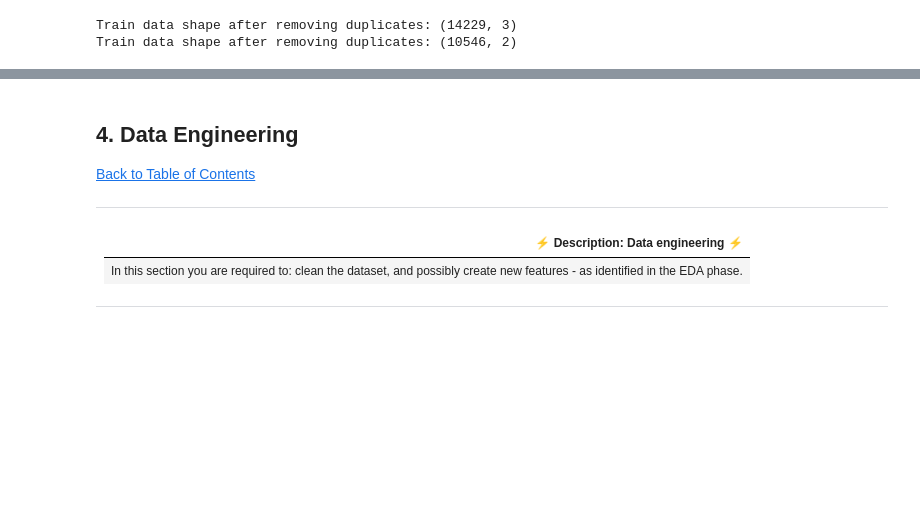
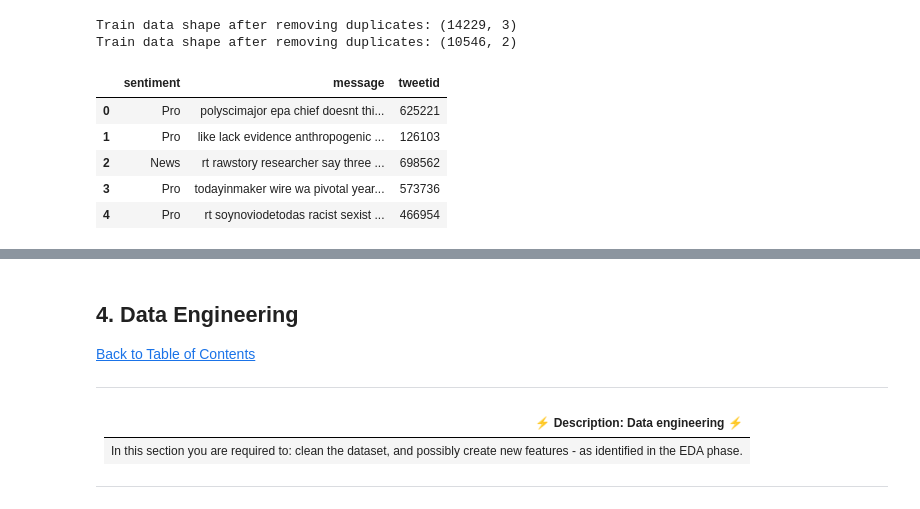
Before and after one commit to ObengKojo23/2207ACDS_TEAM_CW2, a Jupyter notebook: notebooks/twitter_sentiment_classification_notebook.ipynb, the cells around one changed output, grey strips where cells are left out. Saved outputs shown, nothing was run; the diff lists cells and outputs as text; code cells hidden in the pictures; blank space fills up the shorter version.

Commit message:
tweet cleaning function was added and datasets cleaned

```diff
--- a/notebooks/twitter_sentiment_classification_notebook.ipynb
+++ b/notebooks/twitter_sentiment_classification_notebook.ipynb
@@ -492,5 +509,5 @@ test_copy['message'] = test_copy['message'].replace(to_replace = pattern_url, va
 # %%
-def data_refine(df):
+"""def data_refine(df):
     #remove puntuations
     df = re.sub(r"[,.;':@#?!\&/$]+\ *", ' ', df)
 
@@ -520,3 +537,44 @@ def data_refine(df):
 
 
     return df
+
+"""
+# %%
+from nltk.corpus import stopwords
+from nltk.stem import WordNetLemmatizer
+from nltk.tokenize import word_tokenize
+
+#clean tweet
+def clean_text(df):
+    stop_words = set(stopwords.words("english"))
+    #df = df.apply(lambda x: word_tokenize(x))
+    lemma = WordNetLemmatizer()
+
+    df = re.sub(r'\d+', '', df)
+    # Remove extra whitespace
+    df = re.sub(r'\s\s+', ' ', df)
+
+    # Remove space in front of tweet
+    df = df.lstrip(' ')
+
+    #str.replace(/_/g, '')
+    df = re.sub('<[^<]+?>','', df)
+    df = re.sub(r'[^\w\s]','',df, re.UNICODE)
+    df = df.lower()
+    df = [lemma.lemmatize(token) for token in df.split(" ")]
+    df = [lemma.lemmatize(token, "v") for token in df]
+    df = [word for word in df if not word in stop_words]
+    df = " ".join(df)
+    return df
+# %%
+train_copy['message'] = train_copy.message.apply(lambda x: clean_text(x))
+test_copy['message'] = test_copy.message.apply(lambda x: clean_text(x))
+# %%
+train_copy.head()
+# %% [output]
+|  | sentiment | message | tweetid |
+| 0 | Pro | polyscimajor epa chief doesnt thi... | 625221 |
+| 1 | Pro | like lack evidence anthropogenic ... | 126103 |
+| 2 | News | rt rawstory researcher say three ... | 698562 |
+| 3 | Pro | todayinmaker wire wa pivotal year... | 573736 |
+| 4 | Pro | rt soynoviodetodas racist sexist ... | 466954 |
```
Also changed, not shown: parts of 7 cells of this notebook.
